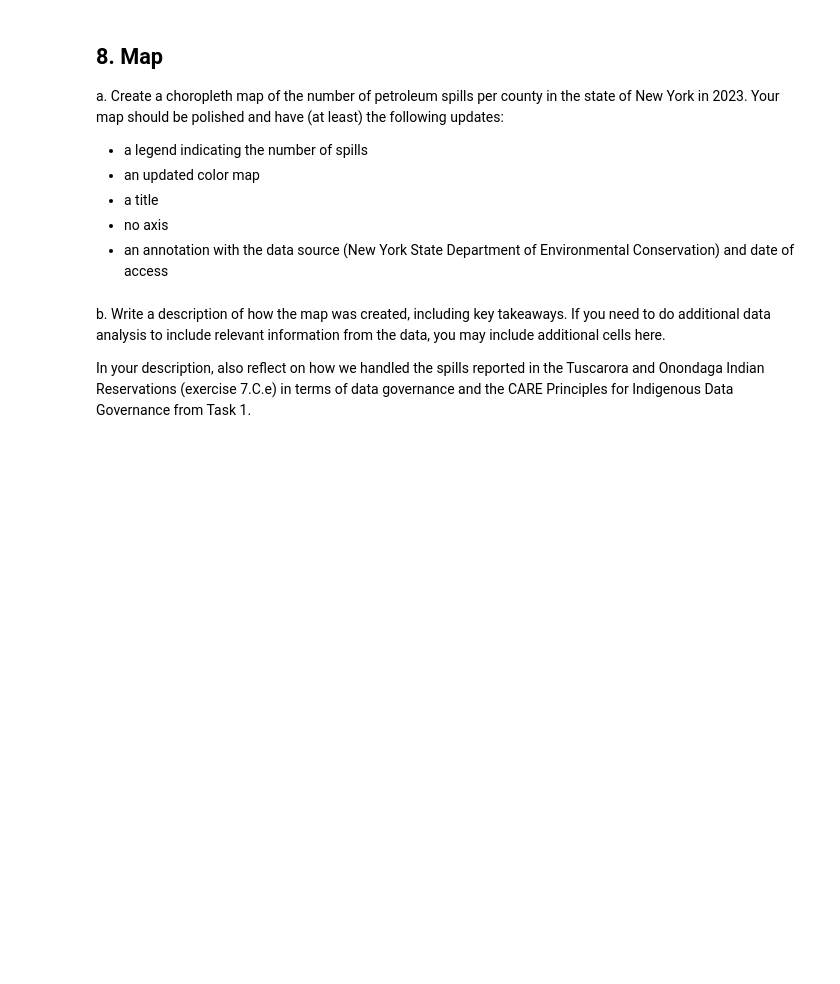
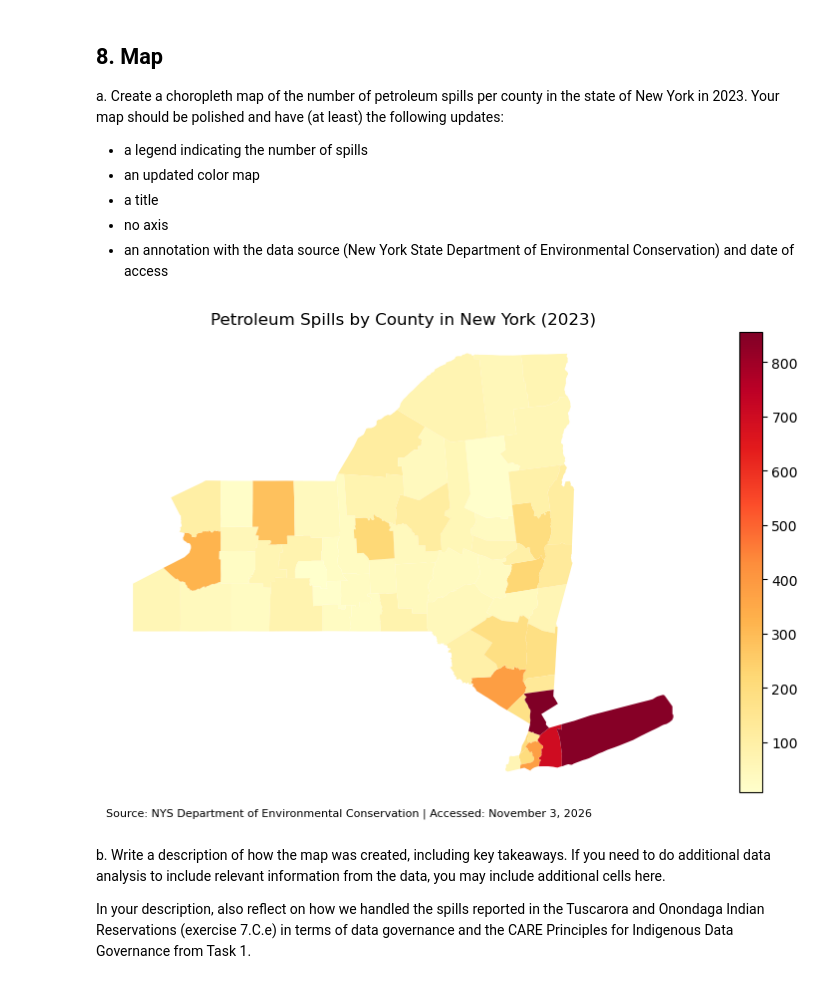
Before and after one commit to farahjstack/eds220-hwk3, a Jupyter notebook: hwk3-task2-spills-STACK.ipynb, the cells around one changed output. Saved outputs shown, nothing was run; the diff lists cells and outputs as text; code cells hidden in the pictures; blank space fills up the shorter version.

```diff
--- a/hwk3-task2-spills-STACK.ipynb
+++ b/hwk3-task2-spills-STACK.ipynb
@@ -711,3 +711,11 @@ _Yes, dropping these 4 records affects the information we report because 11 spil
 From our previous exploration we know that Tuscarora Indian Reservation and Onondaga Indian Reservation will not be in the join. Tuscarora Indian Reservation is located within Niagara county and Onondaga Indian Reservation is located within Onondaga county.
 
 e. Since the reservations do not appear in the `ny_counties` dataframe, add the Tuscarora Indian Reservation spills to Niagara county and the Onondaga Indian Reservation spills to Onondaga county in `ny_spills`. We will add a note about this in our final map, and we will reflect on this choice in exercise 8.b. Add the cells you need to make this update **and** verify that the dataframe was updated.
+# %%
+# Add reservation spills to corresponding counties
+ny_spills.loc[ny_spills['county'] == 'Niagara', 'n_spills'] += 2
+ny_spills.loc[ny_spills['county'] == 'Onondaga', 'n_spills'] += 1
+
+# Verify the updated spill counts
+ny_spills.loc[ny_spills['county'].isin(['Niagara', 'Onondaga']),
+              ['county', 'n_spills']]
@@ -720,6 +732,29 @@ Your map should be polished and have (at least) the following updates:
 - a title
 - no axis
 - an annotation with the data source (New York State Department of Environmental Conservation) and date of access
+# %%
+# Convert to GeoDataFrame
+ny_spills = gpd.GeoDataFrame(ny_spills, geometry='geometry', crs=ny_counties.crs)
+
+# Create choropleth map
+ax = ny_spills.plot(column='n_spills',
+                   cmap='YlOrRd',
+                   legend=True,
+                   figsize=(10, 6))
+
+# Update map
+ax.set_title('Petroleum Spills by County in New York (2023)')
+ax.set_axis_off()
+
+# Add data source
+ax.text(0, -0.05,
+        'Source: NYS Department of Environmental Conservation | Accessed: November 3, 2026',
+        transform=ax.transAxes,
+        fontsize=8)
+
+plt.show()
+# %% [output]
+[figure, added]
 # %% [markdown]
 b. Write a description of how the map was created, including key takeaways. If you need to do additional data analysis to include relevant information from the data, you may include additional cells here.
 
```
Also changed, not shown: parts of 2 cells of this notebook.
